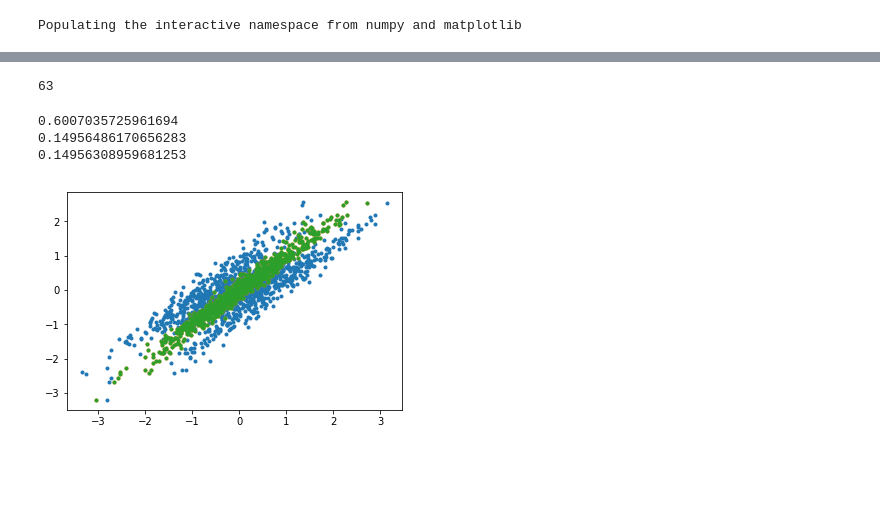
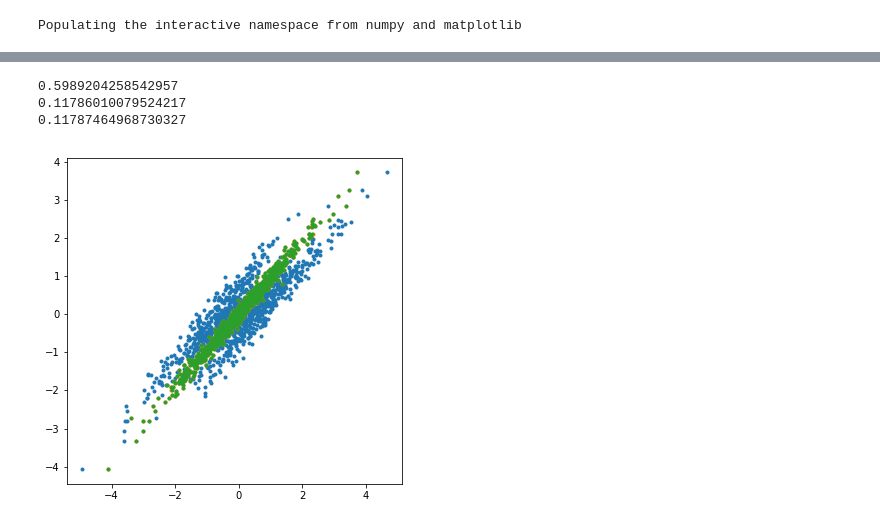
Before and after one commit to semodi/mlcf, a Jupyter notebook: analysis/test_along_traj.ipynb, the cells around one changed output, grey strips where cells are left out. Drawn from its saved outputs; the diff is of its cells as text; code cells hidden in the pictures; blank space fills up the shorter version.

Commit message:
symmetry "fixed" (not completely understood why O has to be flipped but working)

```diff
--- a/analysis/test_along_traj.ipynb
+++ b/analysis/test_along_traj.ipynb
@@ -15,8 +15,8 @@ import pandas as pd
 Populating the interactive namespace from numpy and matplotlib
 # %%
 basis = 'dz_custom'
-features = 'mull'
-path = '/gpfs/scratch/smdick/md_siesta_mull_test/'
+features = 'descr'
+path = '/gpfs/scratch/smdick/md_siesta_descr_test/'
 every = 1
 # %%
 #Load relevant models
@@ -25,8 +25,10 @@ e_model = False
 f_model = False
 fd_model = False
 try:
-    krr_O = pickle.load(open(c.model_basepath + c.par[features]['krr_o'][basis], 'rb'))
-    krr_H = pickle.load(open(c.model_basepath + c.par[features]['krr_h'][basis], 'rb'))
+#     krr_O = pickle.load(open(c.model_basepath + c.par[features]['krr_o'][basis], 'rb'))
+#     krr_H = pickle.load(open(c.model_basepath + c.par[features]['krr_h'][basis], 'rb'))
+    krr_O = pickle.load(open('/gpfs/home/smdick/exchange_ml/models/final/krr_Oxygen_descr_seawulf', 'rb'))
+    krr_H = pickle.load(open('/gpfs/home/smdick/exchange_ml/models/final/krr_Hydrogen_descr_seawulf', 'rb'))
     f_model = True
 except KeyError:
     print('No force model found')
@@ -55,7 +56,7 @@ else:
     n_h_orb = c.par[features]['n_h_orb'][basis]
 
 
-feat = np.genfromtxt(path +'/siesta/features.dat').reshape(-1, 128, n_o_orb + 2 * n_h_orb)[1:]
-forces_siesta = np.genfromtxt(path +'/siesta/forces_siesta.dat').reshape(-1,128,3,3)[1:]
-forces_corrected = np.genfromtxt(path + '/siesta/forces_corrected.dat').reshape(-1,128,3,3)[1:]
-energies = pd.read_csv(path + '/siesta/energies.dat', delim_whitespace= True).iloc[1:]
+feat = np.genfromtxt(path +'/siesta/features.dat').reshape(-1, 128, n_o_orb + 2 * n_h_orb)[1::every]
+forces_siesta = np.genfromtxt(path +'/siesta/forces_siesta.dat').reshape(-1,128,3,3)[1::every]
+forces_corrected = np.genfromtxt(path + '/siesta/forces_corrected.dat').reshape(-1,128,3,3)[1::every]
+energies = pd.read_csv(path + '/siesta/energies.dat', delim_whitespace= True).iloc[1::every]
@@ -100,23 +105,21 @@ print(np.std(energies['Mbpol'] - energies['Corrected'])/128)
-# %%
-len(forces_siesta)
-# %% [output]
-63
 # %%
 if features == 'descr':
-    symmetry = np.genfromtxt('./symmetry.dat')
+    symmetry = np.genfromtxt('../symmetry.dat')
 else:
     symmetry = 0
 # %%
-i = 61
-corrections = xcml.use_force_model(feat[i], krr_O, krr_H, n_o_orb, n_h_orb, True, coords[i], sym = symmetry)
+i = -1
+corrections = xcml.use_force_model(feat[i], krr_O, krr_H, n_o_orb, n_h_orb, True, coords[i], sym = symmetry,
+                                   which_sym =[1, 2])
+# corrections = xcml.use_force_model_fd(feat[i], krr_O_dx, krr_H_dx,nn, n_o_orb, n_h_orb, True, coords[i], sym = symmetry)
 plot(forces_siesta[i].flatten(), forces_mbpol[i].flatten(), ls = '', marker = '.')
 plot(forces_corrected[i].flatten(), forces_mbpol[i].flatten(),ls = '', marker = '.')
 plot(forces_siesta[i].flatten() - corrections.flatten(), forces_mbpol[i].flatten(),ls = '', marker = '.')
 print(np.std(forces_siesta[i].flatten() - forces_mbpol[i].flatten()))
 print(np.std(forces_corrected[i].flatten() - forces_mbpol[i].flatten()))
 print(np.std(forces_siesta[i].flatten() - corrections.flatten() - forces_mbpol[i].flatten()))
 # %% [output]
-0.6007035725961694
-0.14956486170656283
-0.14956308959681253
+0.5989204258542957
+0.11786010079524217
+0.11787464968730327
-[figure, old version]
+[figure, new version]
```
Also changed, not shown: parts of 11 cells of this notebook, 4 other files.
